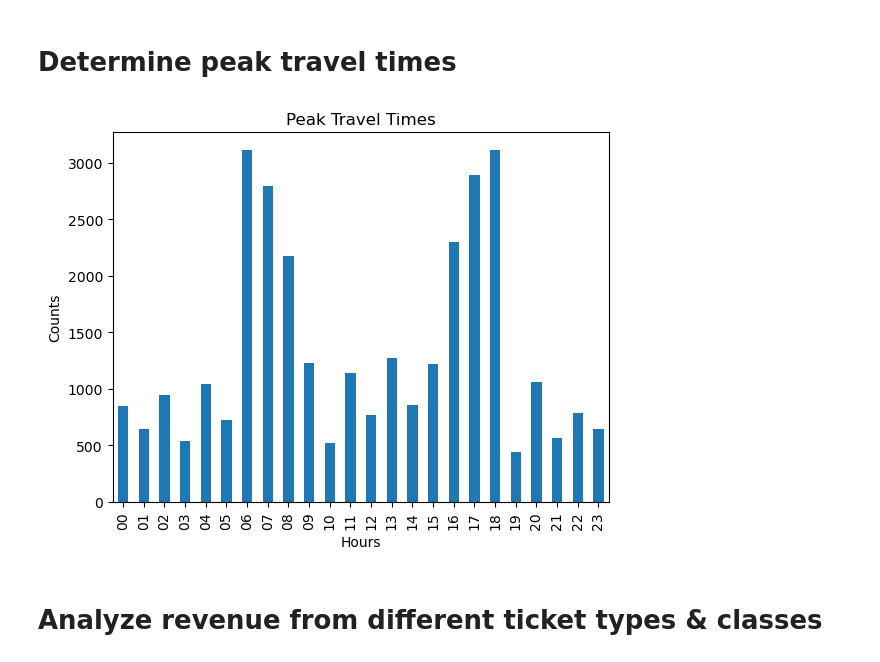
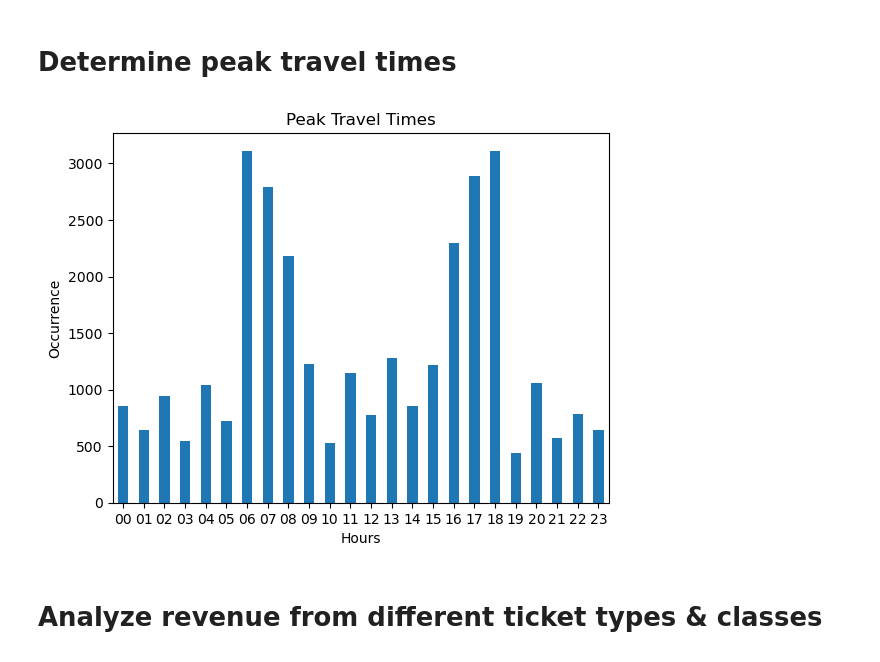
Before and after one commit to samamaryna/Projects, a Jupyter notebook: Railway_analysis.ipynb, the cells around one changed output. Cells and saved outputs as stored; diff of their text form; code cells hidden in the pictures.

```diff
--- a/Railway_analysis.ipynb
+++ b/Railway_analysis.ipynb
@@ -98,16 +98,17 @@ Name: Arrival Destination, dtype: int64
 # %%
 # To determine peak travel times:
 hours = df1['Departure Time'].str.slice(0,2)
 hours = hours.value_counts().sort_index()
 
 #To visualize the results:
 hours.plot(kind='bar')
 plt.title('Peak Travel Times')
 plt.xlabel('Hours')
-plt.ylabel('Counts')
+plt.ylabel('Occurrence')
+plt.xticks(rotation=0)
 plt.show()
 # %% [output]
-[figure, old version]
+[figure, new version]
 # %% [markdown]
 # Analyze revenue from different ticket types & classes
 # %%
```
Also changed, not shown: parts of 4 cells of this notebook.
